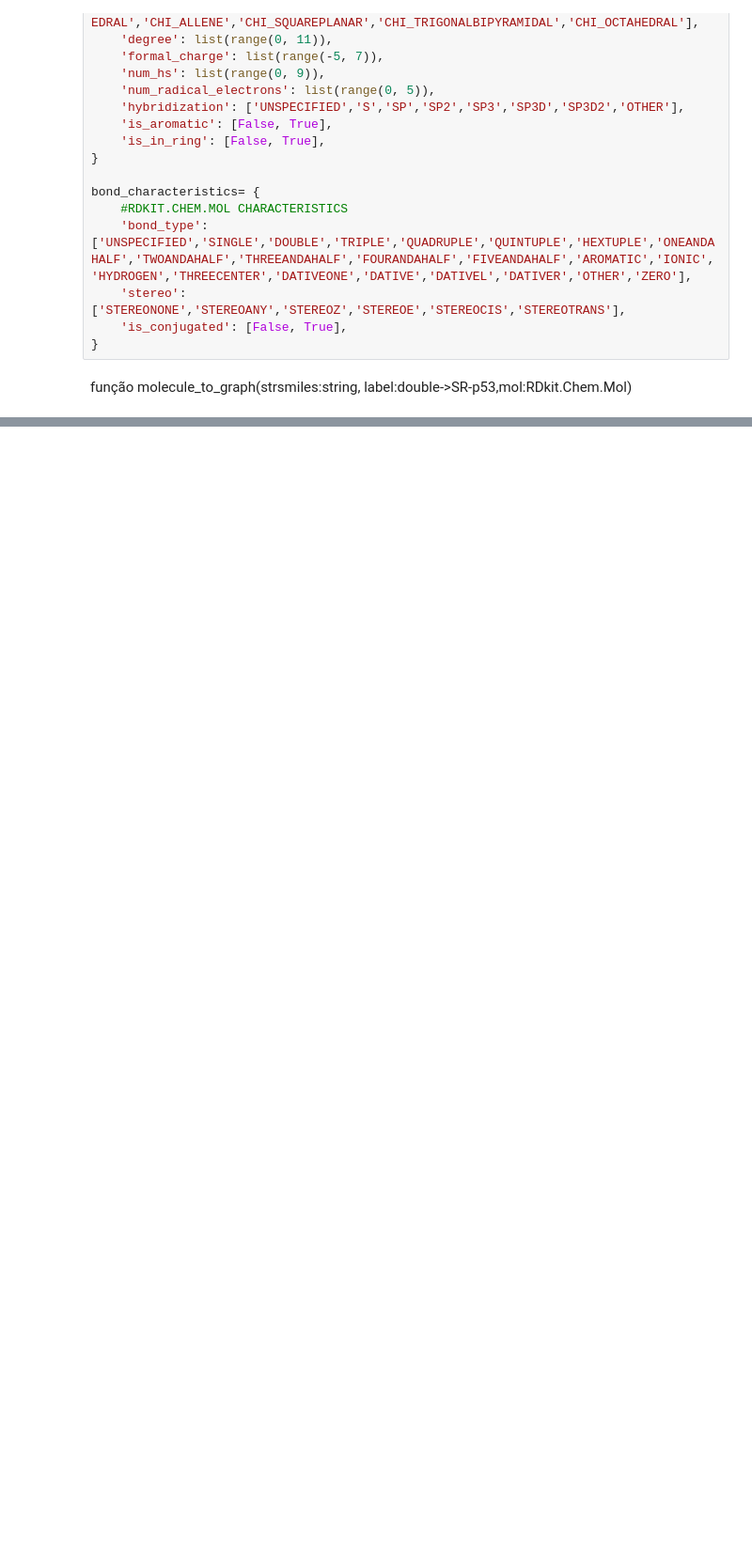
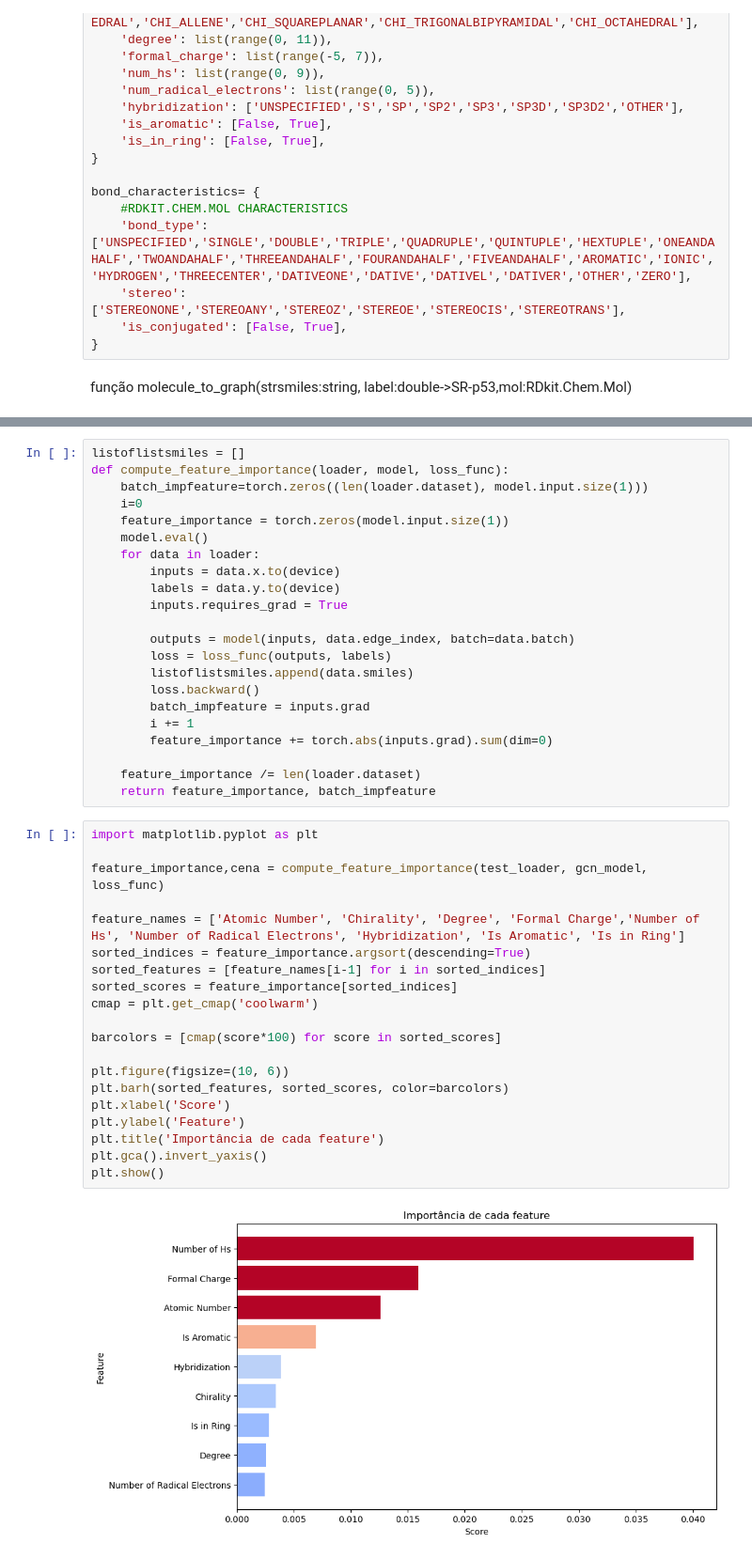
Before and after one commit to BernardGeorges/ProjetoAP, a Jupyter notebook: chemical_interaction.ipynb, the cells around one changed output, grey strips where cells are left out. Shown at 94% size. Saved outputs shown, nothing was run; the diff lists cells and outputs as text; blank space fills up the shorter version.

```diff
--- a/chemical_interaction.ipynb
+++ b/chemical_interaction.ipynb
@@ -266,0 +424,44 @@ def molecule_to_graph(strsmiles,label,mol):
+# %%
+listoflistsmiles = []
+def compute_feature_importance(loader, model, loss_func):
+    batch_impfeature=torch.zeros((len(loader.dataset), model.input.size(1)))
+    i=0
+    feature_importance = torch.zeros(model.input.size(1))
+    model.eval()
+    for data in loader:
+        inputs = data.x.to(device)
+        labels = data.y.to(device)
+        inputs.requires_grad = True
+
+        outputs = model(inputs, data.edge_index, batch=data.batch)
+        loss = loss_func(outputs, labels)
+        listoflistsmiles.append(data.smiles)
+        loss.backward()
+        batch_impfeature = inputs.grad
+        i += 1
+        feature_importance += torch.abs(inputs.grad).sum(dim=0)
+
+    feature_importance /= len(loader.dataset)
+    return feature_importance, batch_impfeature
+# %%
+import matplotlib.pyplot as plt
+
+feature_importance,cena = compute_feature_importance(test_loader, gcn_model, loss_func)
+
+feature_names = ['Atomic Number', 'Chirality', 'Degree', 'Formal Charge','Number of Hs', 'Number of Radical Electrons', 'Hybridization', 'Is Aromatic', 'Is in Ring']
+sorted_indices = feature_importance.argsort(descending=True)
+sorted_features = [feature_names[i-1] for i in sorted_indices]
+sorted_scores = feature_importance[sorted_indices]
+cmap = plt.get_cmap('coolwarm')
+
+barcolors = [cmap(score*100) for score in sorted_scores]
+
+plt.figure(figsize=(10, 6))
+plt.barh(sorted_features, sorted_scores, color=barcolors)
+plt.xlabel('Score')
+plt.ylabel('Feature')
+plt.title('Importância de cada feature')
+plt.gca().invert_yaxis()
+plt.show()
+# %% [output]
+[figure, added]
```
Also changed, not shown: parts of 24 cells of this notebook, 11 other files.
